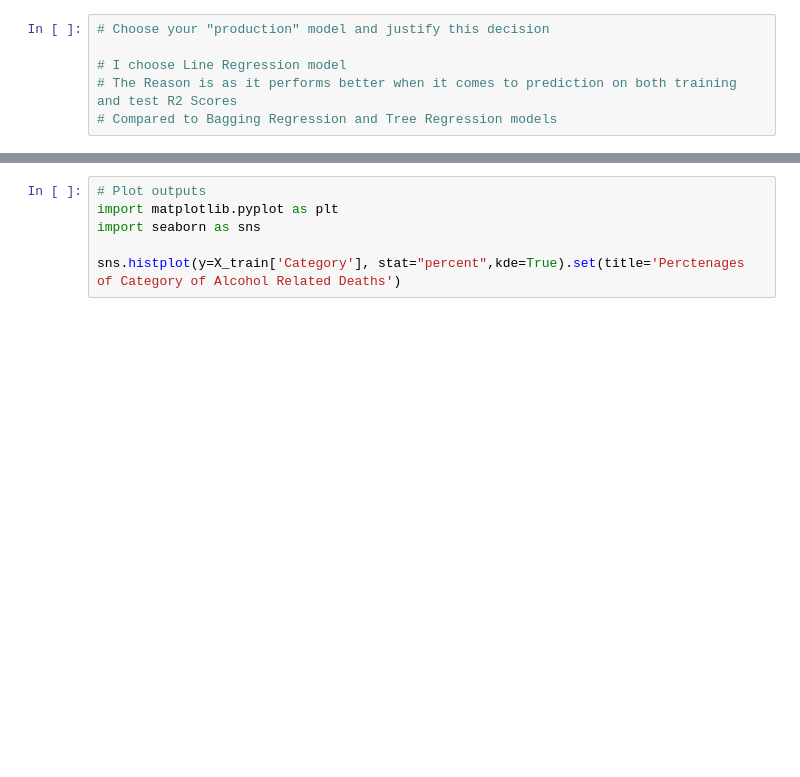
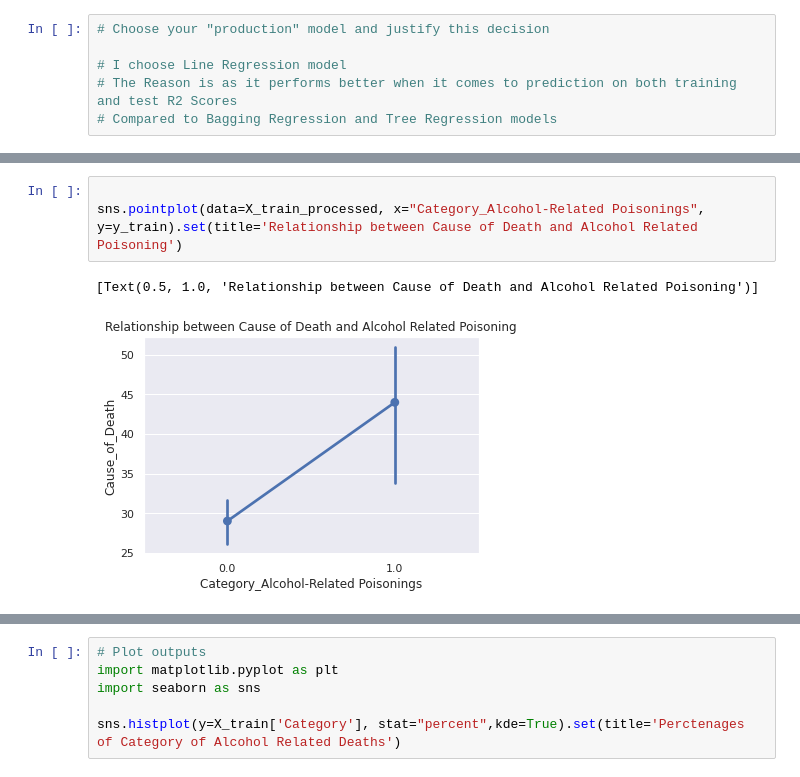
Before and after one commit to tendomart/codingdojo, a Jupyter notebook: Core_Project4.ipynb, the cells around one changed output, grey strips where cells are left out. Saved outputs shown, nothing was run; the diff lists cells and outputs as text; blank space fills up the shorter version.

```diff
--- a/Core_Project4.ipynb
+++ b/Core_Project4.ipynb
@@ -751,0 +808,6 @@ Text(0.5, 1.0, 'A Plot showing Number of Alcohol Related Deaths')
+# %%
+
+sns.pointplot(data=X_train_processed, x="Category_Alcohol-Related Poisonings", y=y_train).set(title='Relationship between Cause of Death and Alcohol Related Poisoning')
+# %% [output]
+[Text(0.5, 1.0, 'Relationship between Cause of Death and Alcohol Related Poisoning')]
+[figure, added]
```
Also changed, not shown: parts of 8 cells of this notebook.
